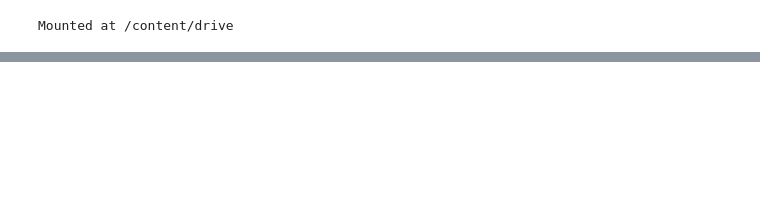
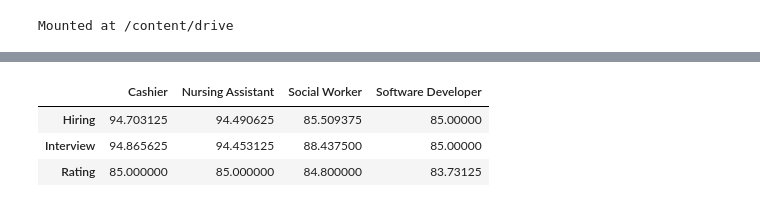
Before and after one commit to mMartello134791/siliconceilingproject, a Jupyter notebook: silicon_ceiling_research.ipynb, the cells around one changed output, grey strips where cells are left out. Saved outputs shown, nothing was run; the diff lists cells and outputs as text; code cells hidden in the pictures; blank space fills up the shorter version.

```diff
--- a/silicon_ceiling_research.ipynb
+++ b/silicon_ceiling_research.ipynb
@@ -552,0 +649,8 @@ for result in results:
+# %%
+more_diverse_score_df,more_diverse_score_info = average_scores_for_occupations(more_diverse)
+more_diverse_score_df
+# %% [output]
+|  | Cashier | Nursing Assistant | Social Worker | Software Developer |
+| Hiring | 94.703125 | 94.490625 | 85.509375 | 85.00000 |
+| Interview | 94.865625 | 94.453125 | 88.437500 | 85.00000 |
+| Rating | 85.000000 | 85.000000 | 84.800000 | 83.73125 |
```
Also changed, not shown: parts of 23 cells of this notebook.
